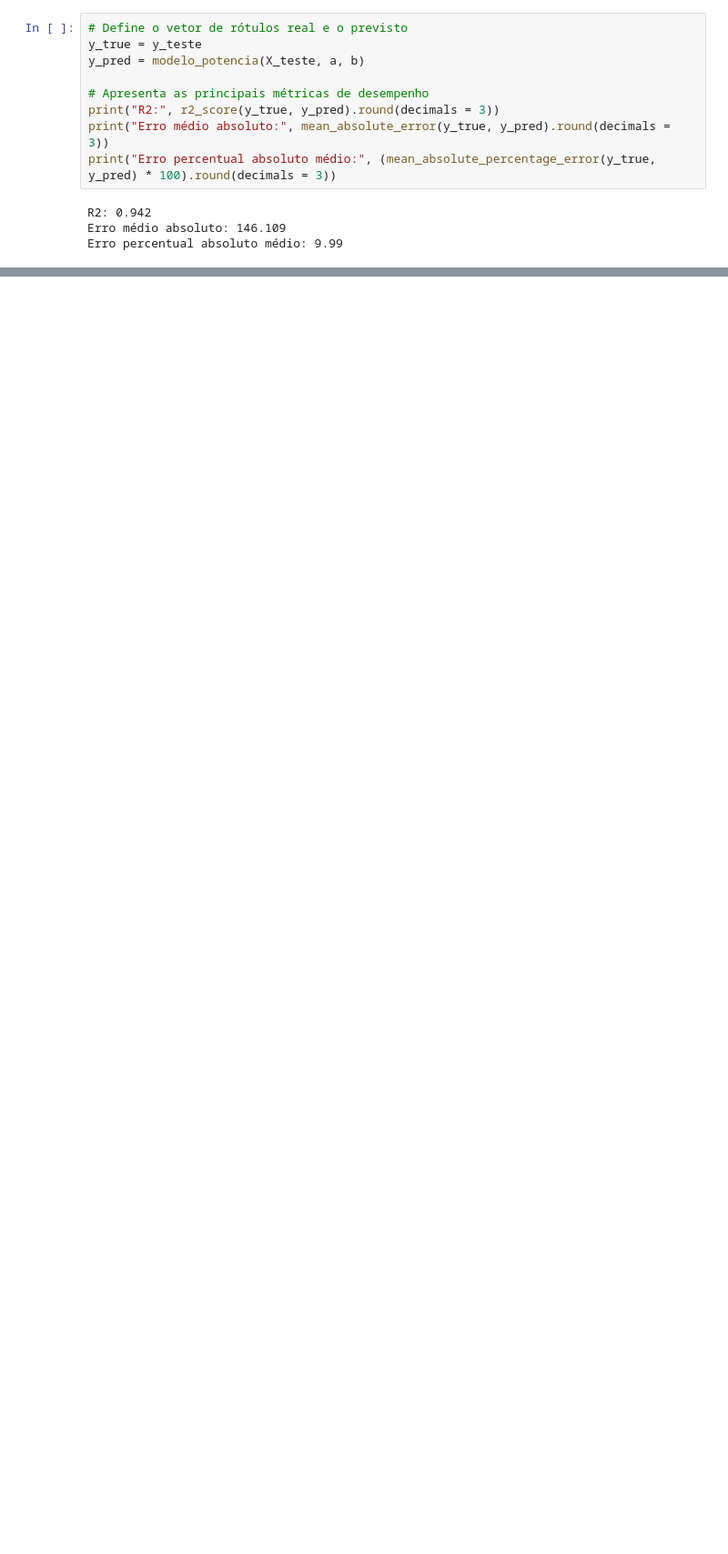
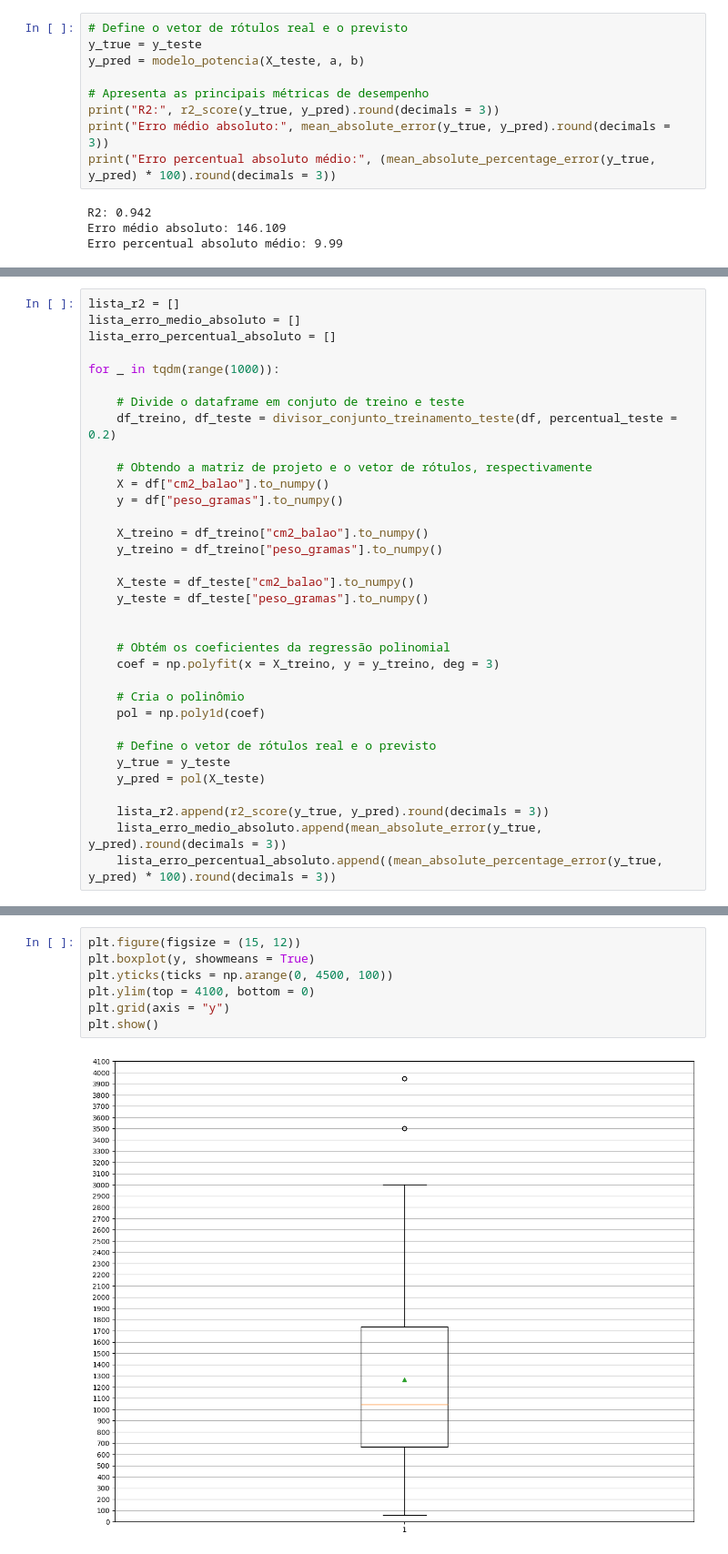
Before and after one commit to AriBarrosFilho/Future_Alaatus_Projeto_Local, a Jupyter notebook: analise_dados/previsao.ipynb, the cells around one changed output, grey strips where cells are left out. Shown at 91% size. Drawn from its saved outputs; the diff is of its cells as text; blank space fills up the shorter version.

```diff
--- a/analise_dados/previsao.ipynb
+++ b/analise_dados/previsao.ipynb
@@ -1194,0 +1203,34 @@ Erro percentual absoluto médio: 9.99
+# %%
+lista_r2 = []
+lista_erro_medio_absoluto = []
+lista_erro_percentual_absoluto = []
+
+for _ in tqdm(range(1000)):
+
+    # Divide o dataframe em conjuto de treino e teste
+    df_treino, df_teste = divisor_conjunto_treinamento_teste(df, percentual_teste = 0.2)
+
+    # Obtendo a matriz de projeto e o vetor de rótulos, respectivamente
+    X = df["cm2_balao"].to_numpy()
+    y = df["peso_gramas"].to_numpy()
+
+    X_treino = df_treino["cm2_balao"].to_numpy()
+    y_treino = df_treino["peso_gramas"].to_numpy()
+
+    X_teste = df_teste["cm2_balao"].to_numpy()
+    y_teste = df_teste["peso_gramas"].to_numpy()
+
+
+    # Obtém os coeficientes da regressão polinomial
+    coef = np.polyfit(x = X_treino, y = y_treino, deg = 3)
+
+    # Cria o polinômio
+    pol = np.poly1d(coef)
+
+    # Define o vetor de rótulos real e o previsto
+    y_true = y_teste
+    y_pred = pol(X_teste)
+
+    lista_r2.append(r2_score(y_true, y_pred).round(decimals = 3))
+    lista_erro_medio_absoluto.append(mean_absolute_error(y_true, y_pred).round(decimals = 3))
+    lista_erro_percentual_absoluto.append((mean_absolute_percentage_error(y_true, y_pred) * 100).round(decimals = 3))
@@ -1194,0 +1379,9 @@ Erro percentual absoluto médio: 9.99
+# %%
+plt.figure(figsize = (15, 12))
+plt.boxplot(y, showmeans = True)
+plt.yticks(ticks = np.arange(0, 4500, 100))
+plt.ylim(top = 4100, bottom = 0)
+plt.grid(axis = "y")
+plt.show()
+# %% [output]
+[figure, added]
```
Also changed, not shown: parts of 26 cells of this notebook.
